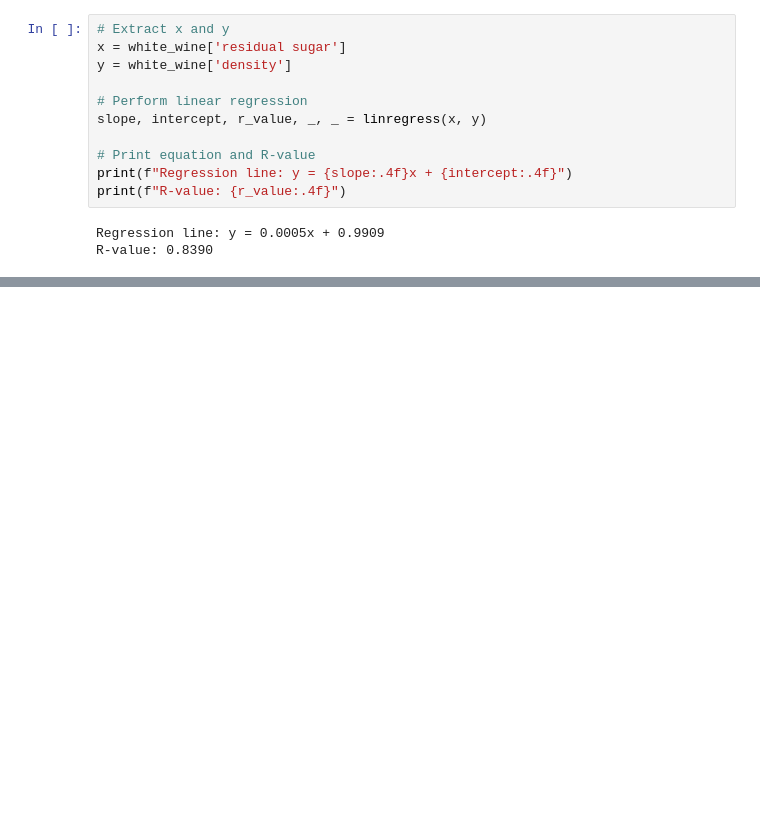
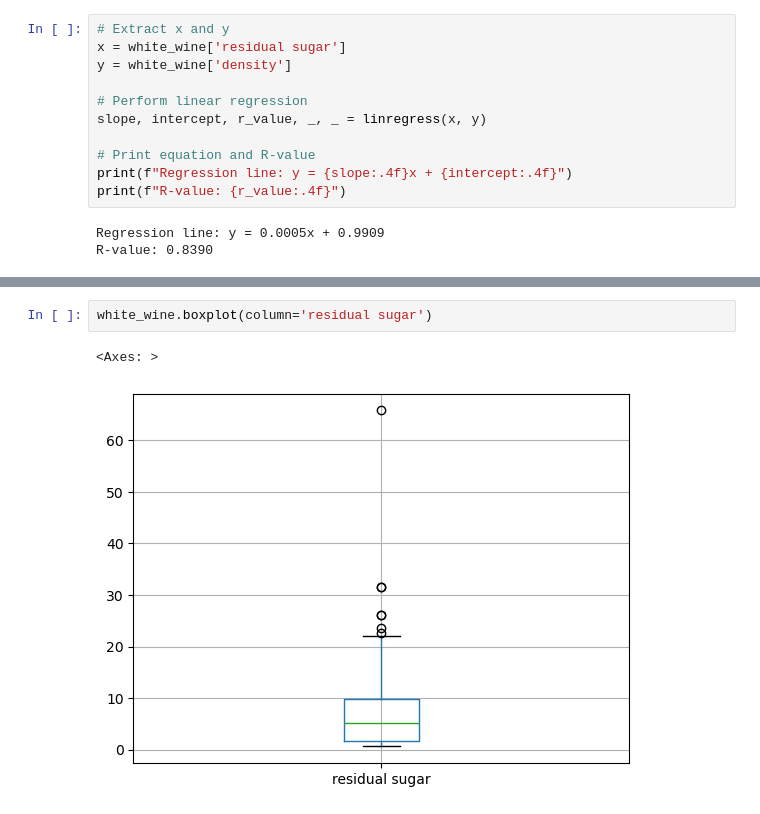
Before and after one commit to pbollhorn/bi-group5, a Jupyter notebook: mp2/mini_project_2.ipynb, the cells around one changed output, grey strips where cells are left out. Cells and saved outputs as stored; diff of their text form; blank space fills up the shorter version.

```diff
--- a/mp2/mini_project_2.ipynb
+++ b/mp2/mini_project_2.ipynb
@@ -432,0 +441,5 @@ R-value: 0.8390
+# %%
+white_wine.boxplot(column='residual sugar')
+# %% [output]
+<Axes: >
+[figure, added]
```
Also changed, not shown: parts of 32 cells of this notebook.
